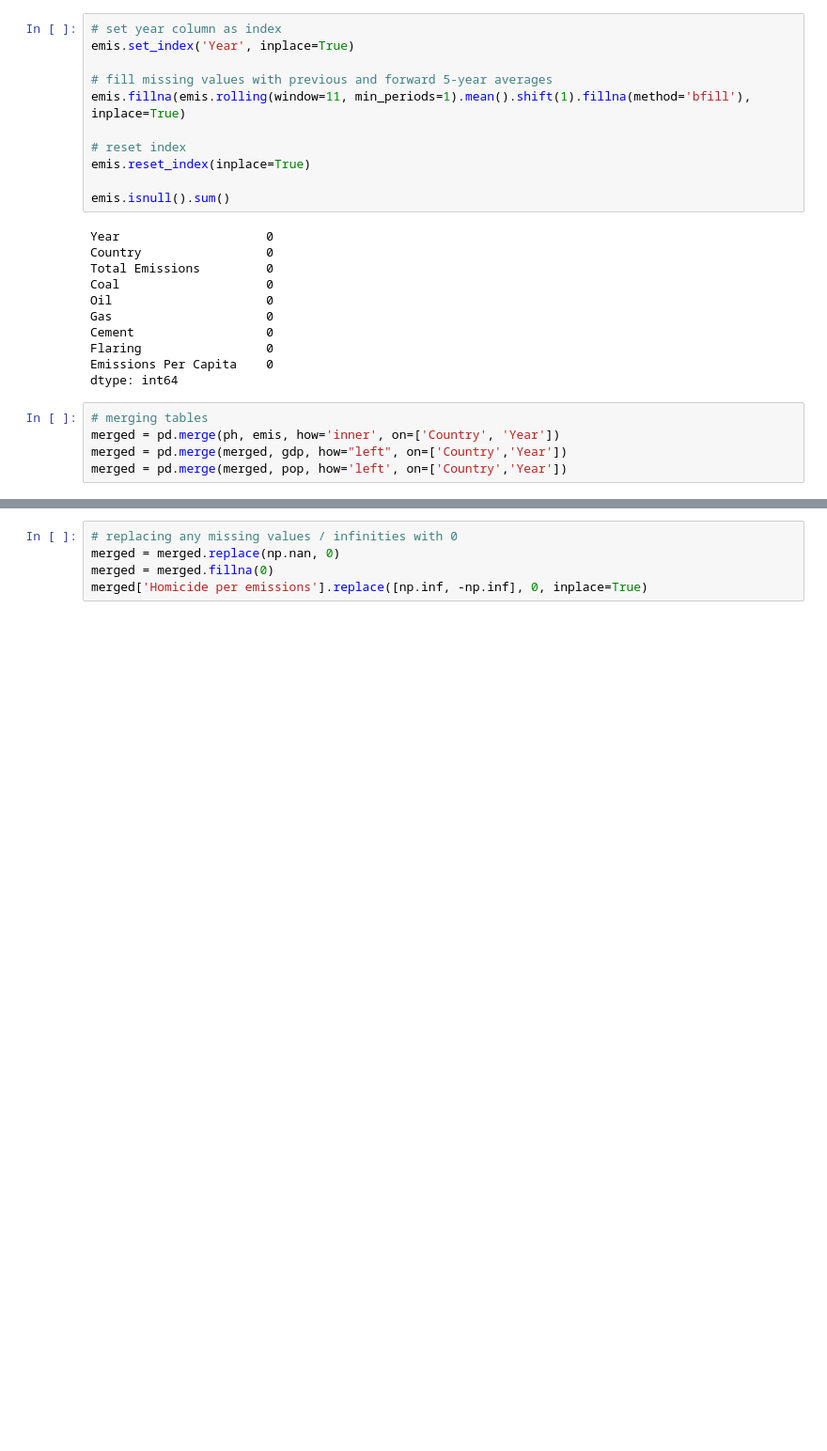
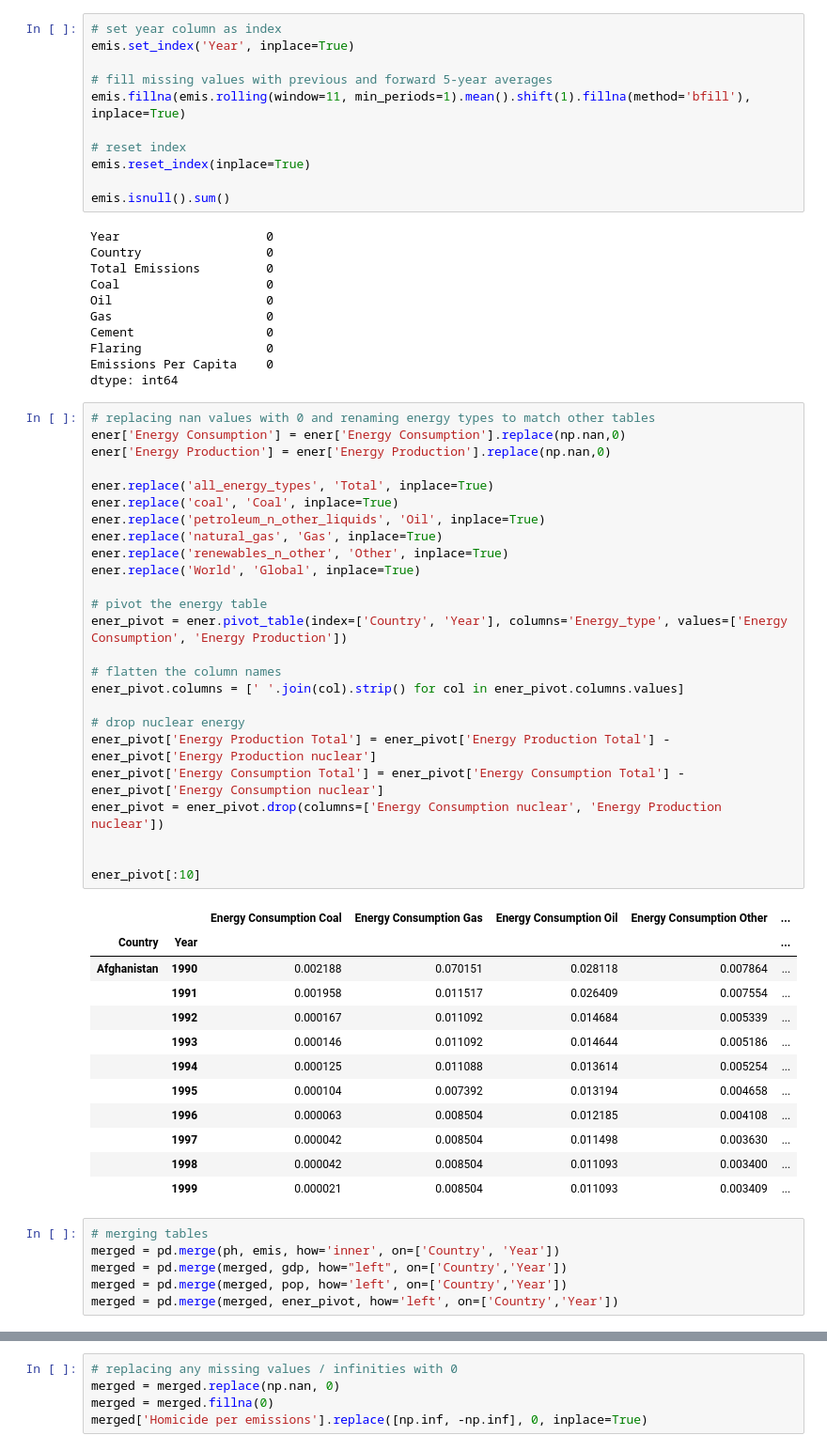
Before and after one commit to caxky/CSI4142-Project, a Jupyter notebook: main.ipynb, the cells around one changed output, grey strips where cells are left out. Shown at 94% size. Saved outputs shown, nothing was run; the diff lists cells and outputs as text; blank space fills up the shorter version.

Commit message:
Energy production and consumption values and measures

```diff
--- a/main.ipynb
+++ b/main.ipynb
@@ -120,11 +120,50 @@ Cement                  0
 Flaring                 0
 Emissions Per Capita    0
 dtype: int64
+# %%
+# replacing nan values with 0 and renaming energy types to match other tables
+ener['Energy Consumption'] = ener['Energy Consumption'].replace(np.nan,0)
+ener['Energy Production'] = ener['Energy Production'].replace(np.nan,0)
+
+ener.replace('all_energy_types', 'Total', inplace=True)
+ener.replace('coal', 'Coal', inplace=True)
+ener.replace('petroleum_n_other_liquids', 'Oil', inplace=True)
+ener.replace('natural_gas', 'Gas', inplace=True)
+ener.replace('renewables_n_other', 'Other', inplace=True)
+ener.replace('World', 'Global', inplace=True)
+
+# pivot the energy table
+ener_pivot = ener.pivot_table(index=['Country', 'Year'], columns='Energy_type', values=['Energy Consumption', 'Energy Production'])
+
+# flatten the column names
+ener_pivot.columns = [' '.join(col).strip() for col in ener_pivot.columns.values]
+
+# drop nuclear energy
+ener_pivot['Energy Production Total'] = ener_pivot['Energy Production Total'] - ener_pivot['Energy Production nuclear']
+ener_pivot['Energy Consumption Total'] = ener_pivot['Energy Consumption Total'] - ener_pivot['Energy Consumption nuclear']
+ener_pivot = ener_pivot.drop(columns=['Energy Consumption nuclear', 'Energy Production nuclear'])
+
+
+ener_pivot[:10]
+# %% [output]
+|  |  | Energy Consumption Coal | Energy Consumption Gas | Energy Consumption Oil | Energy Consumption Other | ... |
+| Country | Year |  |  |  |  | ... |
+| Afghanistan | 1990 | 0.002188 | 0.070151 | 0.028118 | 0.007864 | ... |
+|  | 1991 | 0.001958 | 0.011517 | 0.026409 | 0.007554 | ... |
+|  | 1992 | 0.000167 | 0.011092 | 0.014684 | 0.005339 | ... |
+|  | 1993 | 0.000146 | 0.011092 | 0.014644 | 0.005186 | ... |
+|  | 1994 | 0.000125 | 0.011088 | 0.013614 | 0.005254 | ... |
+|  | 1995 | 0.000104 | 0.007392 | 0.013194 | 0.004658 | ... |
+|  | 1996 | 0.000063 | 0.008504 | 0.012185 | 0.004108 | ... |
+|  | 1997 | 0.000042 | 0.008504 | 0.011498 | 0.003630 | ... |
+|  | 1998 | 0.000042 | 0.008504 | 0.011093 | 0.003400 | ... |
+|  | 1999 | 0.000021 | 0.008504 | 0.011093 | 0.003409 | ... |
 # %%
 # merging tables
 merged = pd.merge(ph, emis, how='inner', on=['Country', 'Year'])
 merged = pd.merge(merged, gdp, how="left", on=['Country','Year'])
 merged = pd.merge(merged, pop, how='left', on=['Country','Year'])
+merged = pd.merge(merged, ener_pivot, how='left', on=['Country','Year'])
 # %%
 # checking for duplicates
 duplicates = merged.duplicated(subset=['Country', 'Year'], keep=False)
```
Also changed, not shown: parts of 7 cells of this notebook.
